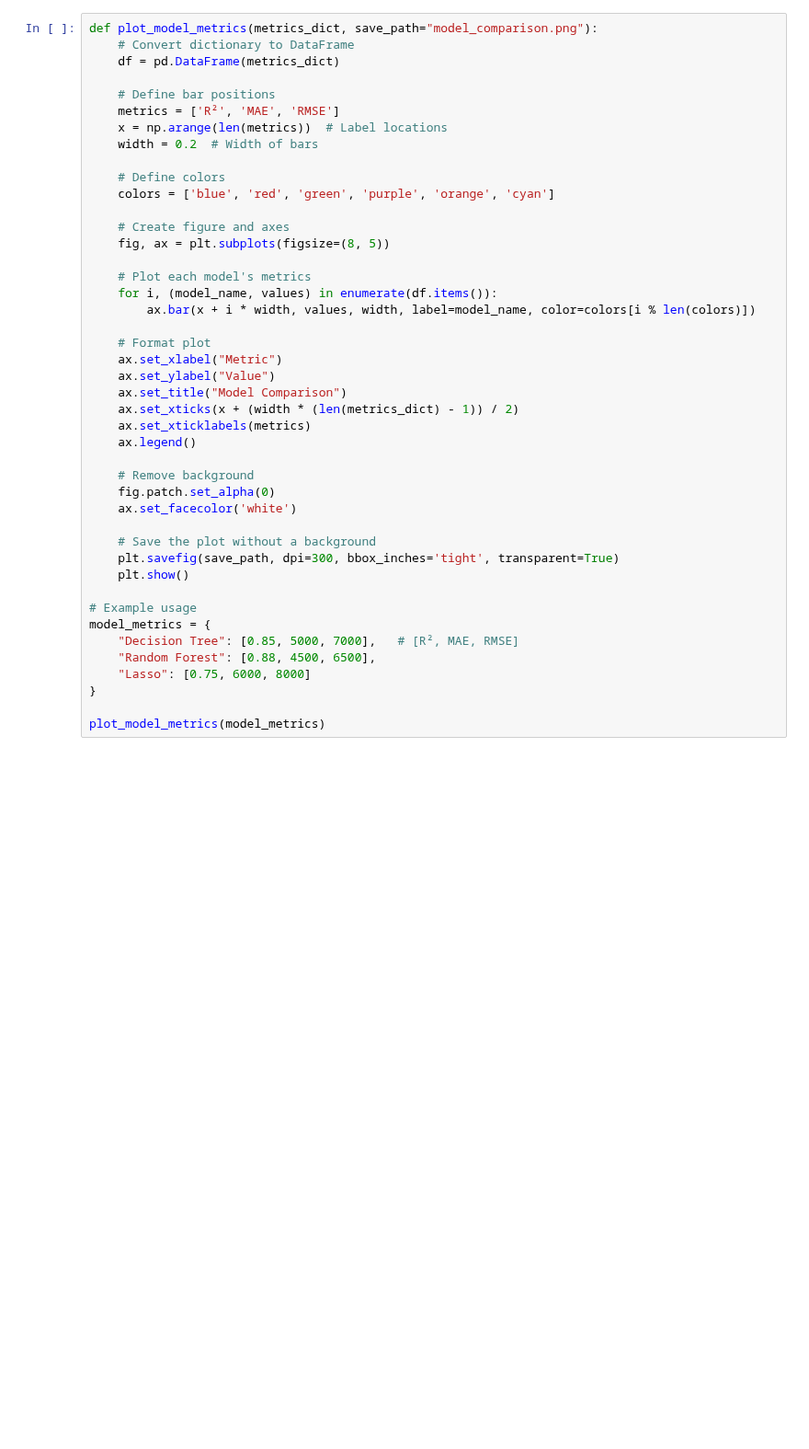
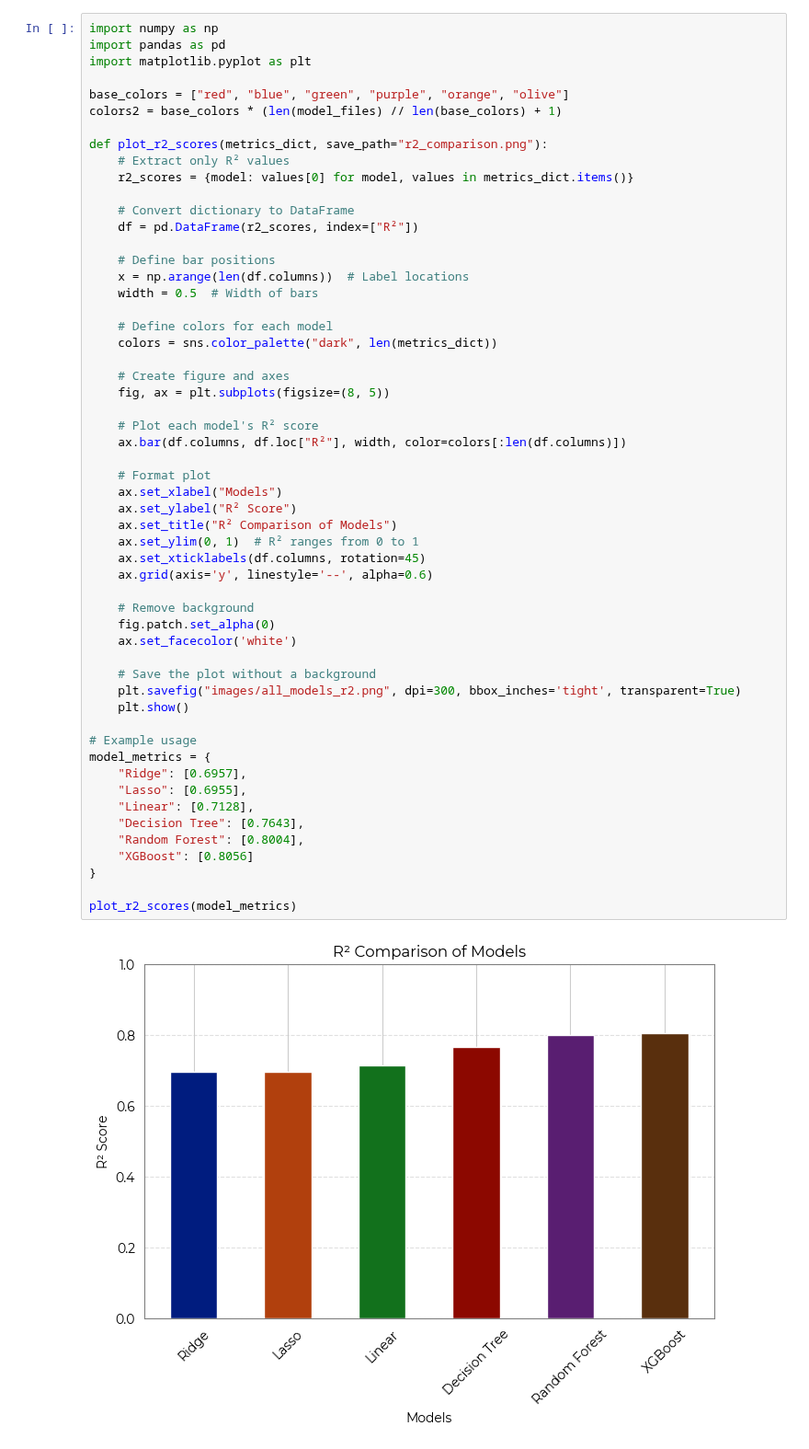
Before and after one commit to martaverfer/mini-project-ironkaggle, a Jupyter notebook: notebooks/viz.ipynb, the cells around one changed output. Shown at 92% size. Cells and saved outputs as stored; diff of their text form; blank space fills up the shorter version.

```diff
--- a/notebooks/viz.ipynb
+++ b/notebooks/viz.ipynb
@@ -90,44 +96,57 @@ Columns that will be used for the training:
 # %%
-def plot_model_metrics(metrics_dict, save_path="model_comparison.png"):
+import numpy as np
+import pandas as pd
+import matplotlib.pyplot as plt
+
+base_colors = ["red", "blue", "green", "purple", "orange", "olive"]
+colors2 = base_colors * (len(model_files) // len(base_colors) + 1)
+
+def plot_r2_scores(metrics_dict, save_path="r2_comparison.png"):
+    # Extract only R² values
+    r2_scores = {model: values[0] for model, values in metrics_dict.items()}
+
     # Convert dictionary to DataFrame
-    df = pd.DataFrame(metrics_dict)
+    df = pd.DataFrame(r2_scores, index=["R²"])
 
     # Define bar positions
-    metrics = ['R²', 'MAE', 'RMSE']
-    x = np.arange(len(metrics))  # Label locations
-    width = 0.2  # Width of bars
+    x = np.arange(len(df.columns))  # Label locations
+    width = 0.5  # Width of bars
 
-    # Define colors
-    colors = ['blue', 'red', 'green', 'purple', 'orange', 'cyan']
+    # Define colors for each model
+    colors = sns.color_palette("dark", len(metrics_dict))
 
     # Create figure and axes
     fig, ax = plt.subplots(figsize=(8, 5))
 
-    # Plot each model's metrics
-    for i, (model_name, values) in enumerate(df.items()):
-        ax.bar(x + i * width, values, width, label=model_name, color=colors[i % len(colors)])
+    # Plot each model's R² score
+    ax.bar(df.columns, df.loc["R²"], width, color=colors[:len(df.columns)])
 
     # Format plot
-    ax.set_xlabel("Metric")
-    ax.set_ylabel("Value")
-    ax.set_title("Model Comparison")
-    ax.set_xticks(x + (width * (len(metrics_dict) - 1)) / 2)
-    ax.set_xticklabels(metrics)
-    ax.legend()
+    ax.set_xlabel("Models")
+    ax.set_ylabel("R² Score")
+    ax.set_title("R² Comparison of Models")
+    ax.set_ylim(0, 1)  # R² ranges from 0 to 1
+    ax.set_xticklabels(df.columns, rotation=45)
+    ax.grid(axis='y', linestyle='--', alpha=0.6)
 
     # Remove background
     fig.patch.set_alpha(0)
     ax.set_facecolor('white')
 
     # Save the plot without a background
-    plt.savefig(save_path, dpi=300, bbox_inches='tight', transparent=True)
+    plt.savefig("images/all_models_r2.png", dpi=300, bbox_inches='tight', transparent=True)
     plt.show()
 
 # Example usage
 model_metrics = {
-    "Decision Tree": [0.85, 5000, 7000],   # [R², MAE, RMSE]
-    "Random Forest": [0.88, 4500, 6500],
-    "Lasso": [0.75, 6000, 8000]
+    "Ridge": [0.6957],
+    "Lasso": [0.6955],
+    "Linear": [0.7128],
+    "Decision Tree": [0.7643],
+    "Random Forest": [0.8004],
+    "XGBoost": [0.8056]
 }
 
-plot_model_metrics(model_metrics)
+plot_r2_scores(model_metrics)
+# %% [output]
+[figure, added]
```
Also changed, not shown: parts of 1 cell of this notebook, 11 other files.
